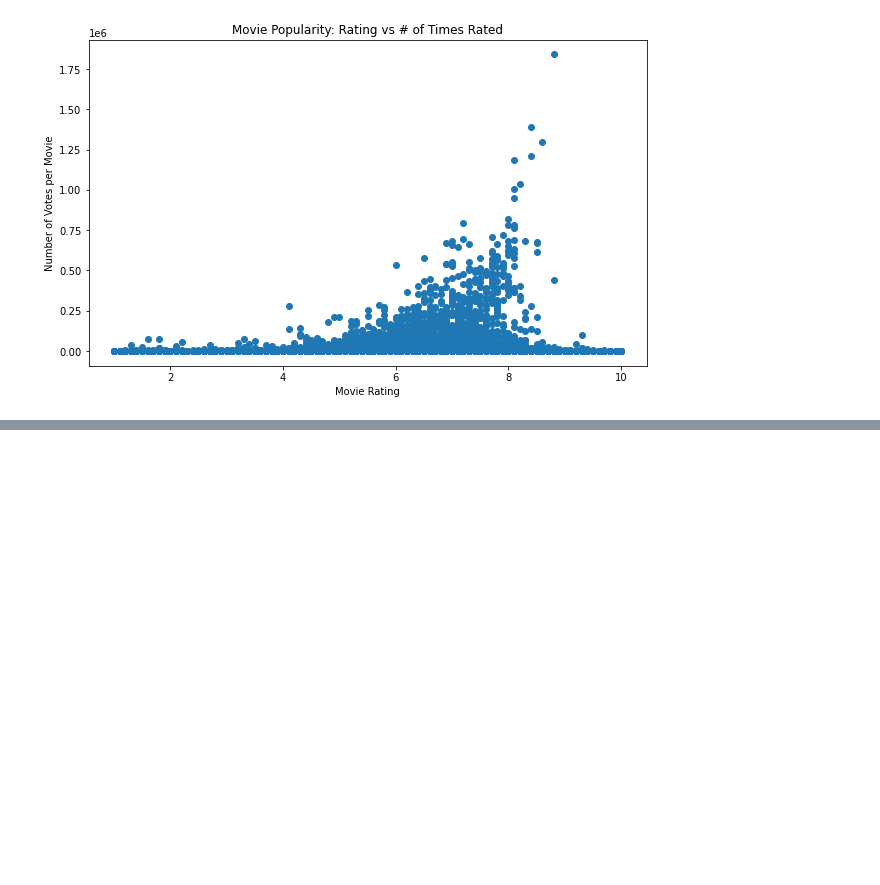
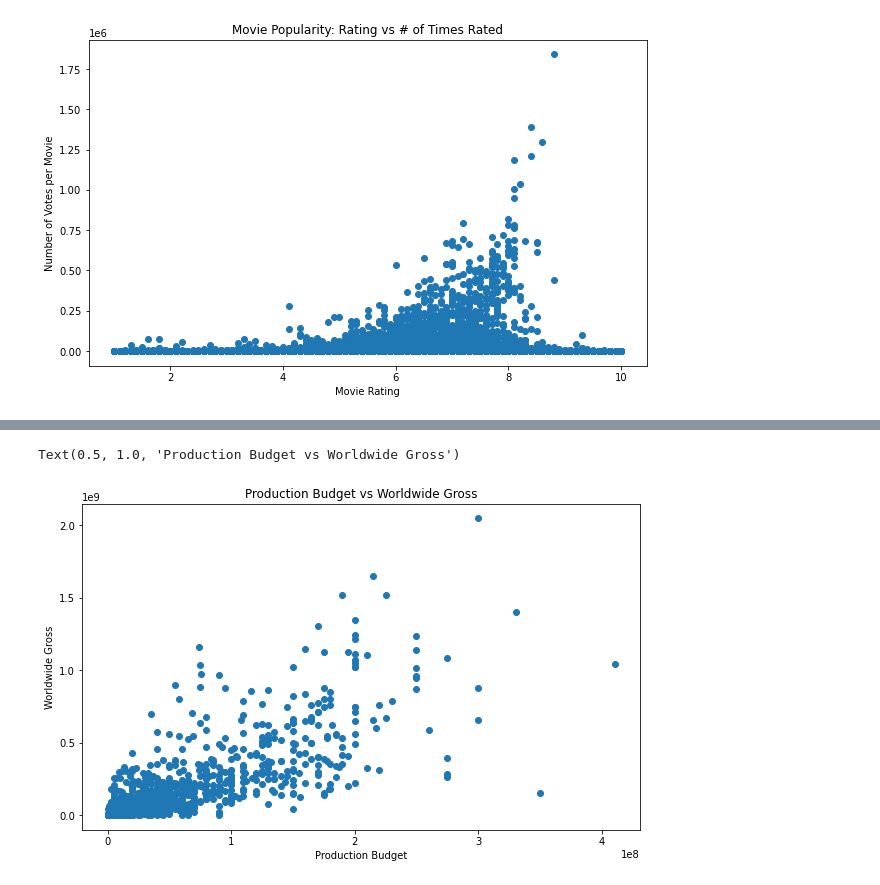
Before and after one commit to samanthanas/MovieAnalysis, a Jupyter notebook: zippedData/Combo_Notebook_Draft.ipynb, the cells around one changed output, grey strips where cells are left out. Saved outputs shown, nothing was run; the diff lists cells and outputs as text; code cells hidden in the pictures; blank space fills up the shorter version.

```diff
--- a/zippedData/Combo_Notebook_Draft.ipynb
+++ b/zippedData/Combo_Notebook_Draft.ipynb
@@ -106,0 +345,17 @@ Text(0.5, 1.0, 'Movie Popularity: Rating vs # of Times Rated')
+# %%
+#compare production budget to WORLDWIDE gross
+scatter_title = "Production Budget vs Worldwide Gross"
+ylabel = "Worldwide Gross"
+xlabel = "Production Budget"
+
+productiondomestic, ax = plt.subplots(figsize=(10,6))
+yyyyy=movie_data["worldwide_gross"]
+xxxxx=movie_data["production_budget"]
+
+ax.scatter(xxxxx,yyyyy)
+ax.set_xlabel(xlabel)
+ax.set_ylabel(ylabel)
+ax.set_title(scatter_title)
+# %% [output]
+Text(0.5, 1.0, 'Production Budget vs Worldwide Gross')
+[figure, added]
```
Also changed, not shown: parts of 42 cells of this notebook.
